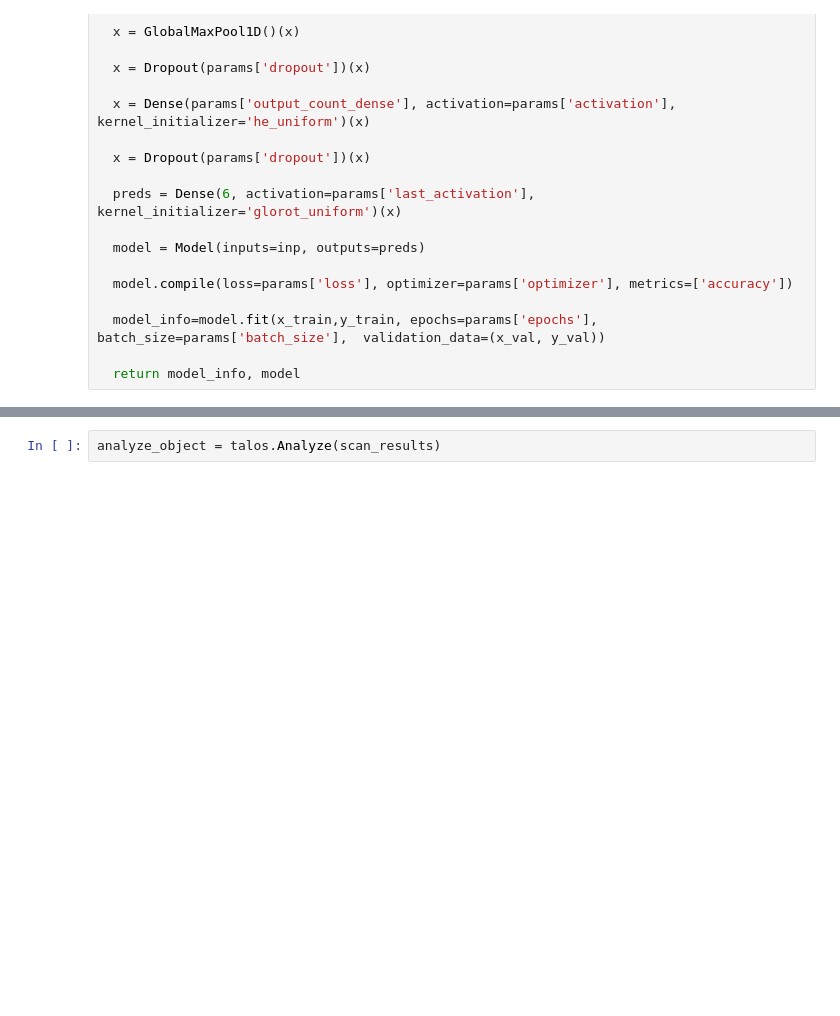
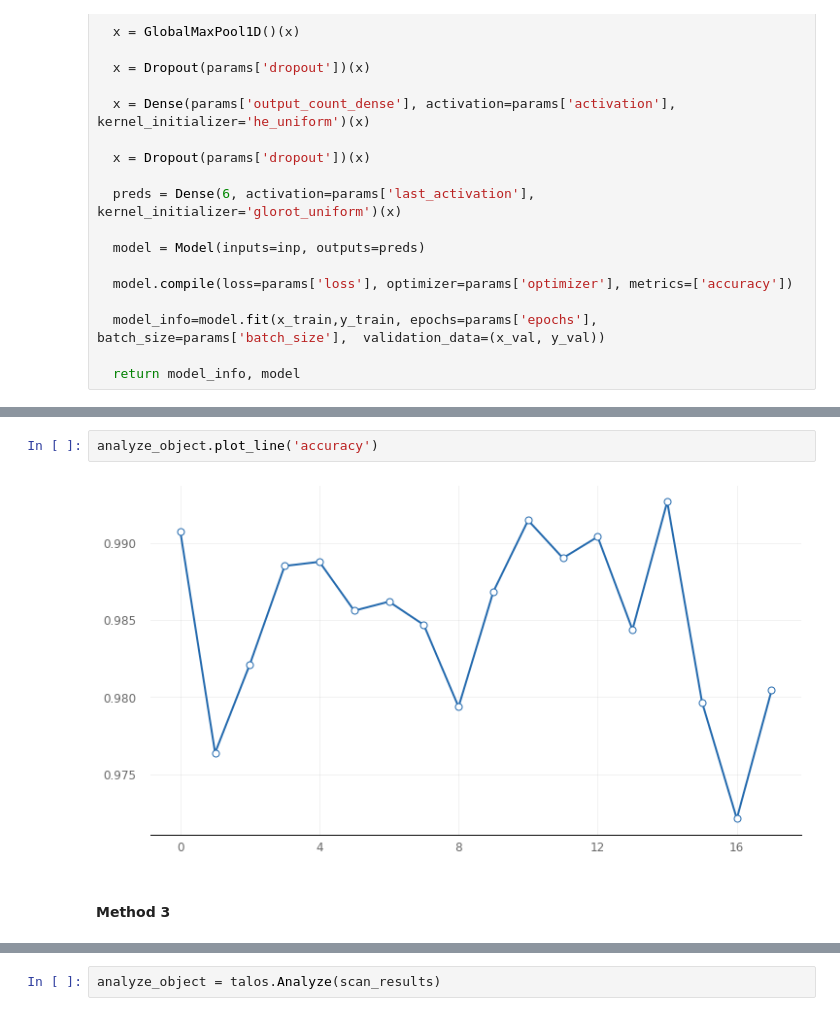
Before and after one commit to shaunak09vb/Toxic-Comment-Classifier-using-Deep-Learning, a Jupyter notebook: NLP_LSTM.ipynb, the cells around one changed output, grey strips where cells are left out. Drawn from its saved outputs; the diff is of its cells as text; blank space fills up the shorter version.

```diff
--- a/NLP_LSTM.ipynb
+++ b/NLP_LSTM.ipynb
@@ -837,0 +942,6 @@ p={
+# %%
+analyze_object.plot_line('accuracy')
+# %% [output]
+[figure, added]
+# %% [markdown]
+#### Method 3
```
Also changed, not shown: parts of 37 cells of this notebook.
